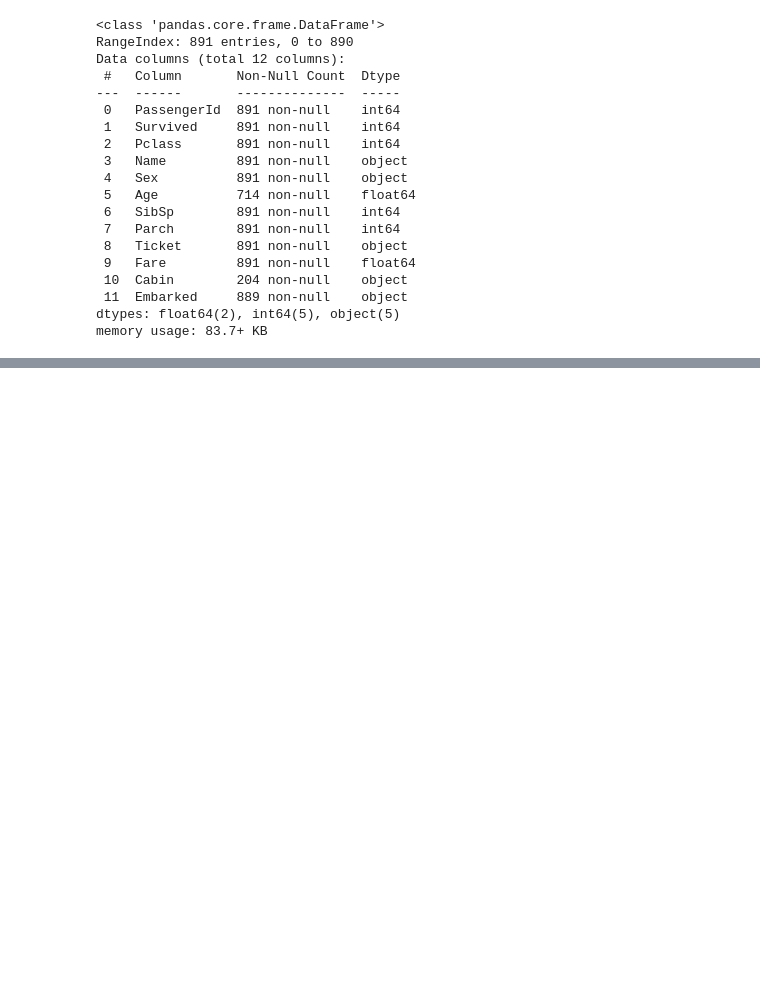
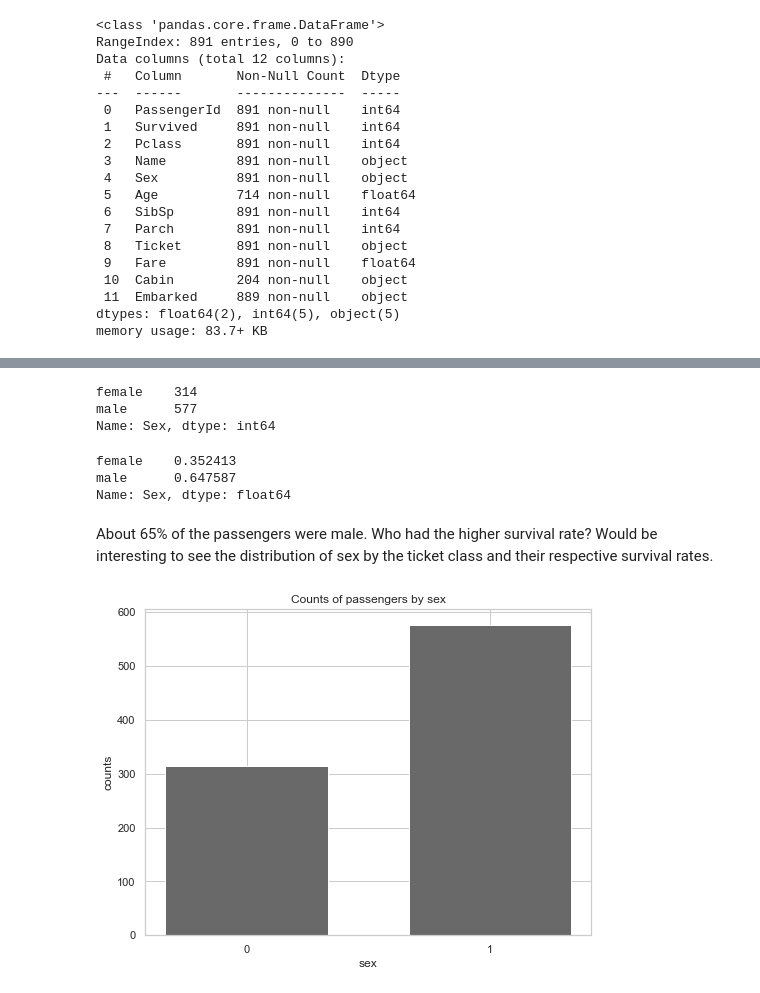
Before and after one commit to jay619/Kaggle-Competitions, a Jupyter notebook: 1-Titanic/src/titanic.ipynb, the cells around one changed output, grey strips where cells are left out. Cells and saved outputs as stored; diff of their text form; code cells hidden in the pictures; blank space fills up the shorter version.

```diff
--- a/1-Titanic/src/titanic.ipynb
+++ b/1-Titanic/src/titanic.ipynb
@@ -233,0 +160,31 @@ plt.show()
+# %%
+counts = train['Sex'].value_counts().sort_index()
+counts
+# %% [output]
+female    314
+male      577
+Name: Sex, dtype: int64
+# %%
+train['Sex'].value_counts(normalize=True).sort_index()
+# %% [output]
+female    0.352413
+male      0.647587
+Name: Sex, dtype: float64
+# %% [markdown]
+About 65% of the passengers were male. Who had the higher survival rate? Would be interesting to see the distribution of sex by the ticket class and their respective survival rates.
+# %%
+width = 1/1.5
+
+figure = plt.figure(figsize=(8,6))
+
+axes = figure.add_subplot(1,1,1)
+
+axes.bar(range(len(counts)), counts, width, color="dimgray", align="center")
+axes.set_xticks(range(len(counts)))
+axes.set_title('Counts of passengers by sex')
+axes.set_xlabel('sex')
+axes.set_ylabel('counts')
+plt.show()
+plt.close()
+# %% [output]
+[figure, added]
```
Also changed, not shown: parts of 42 cells of this notebook, 1 other file.
